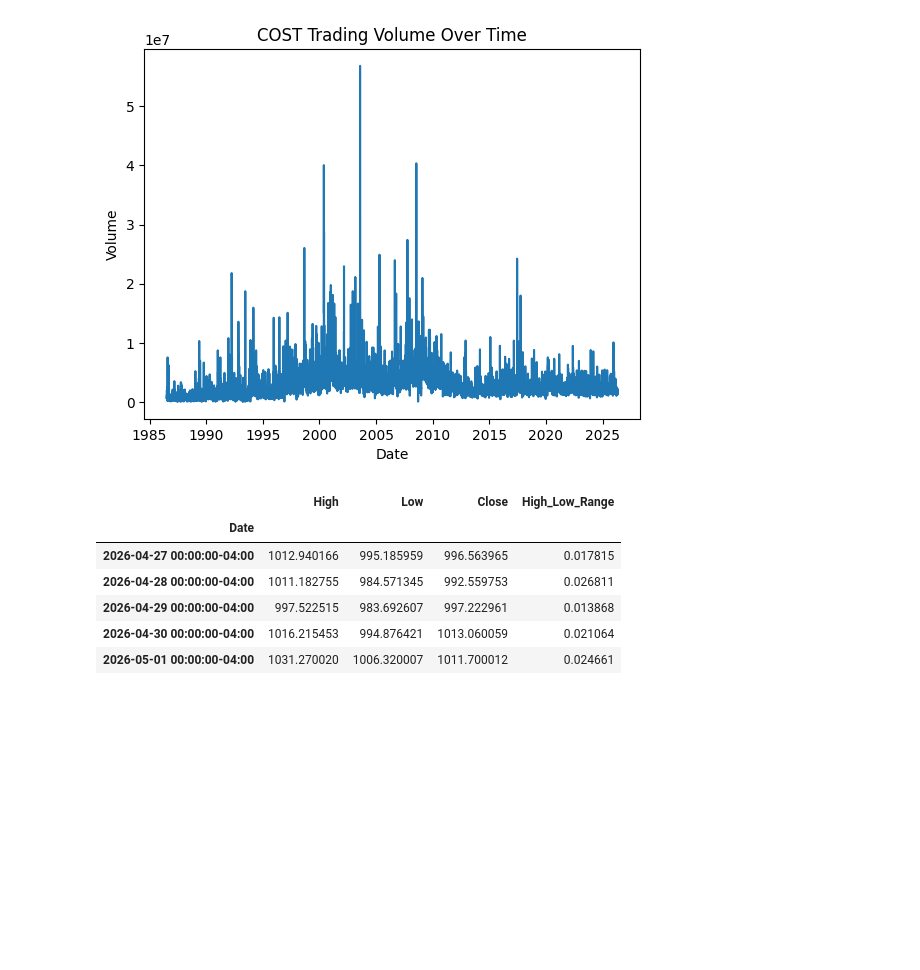
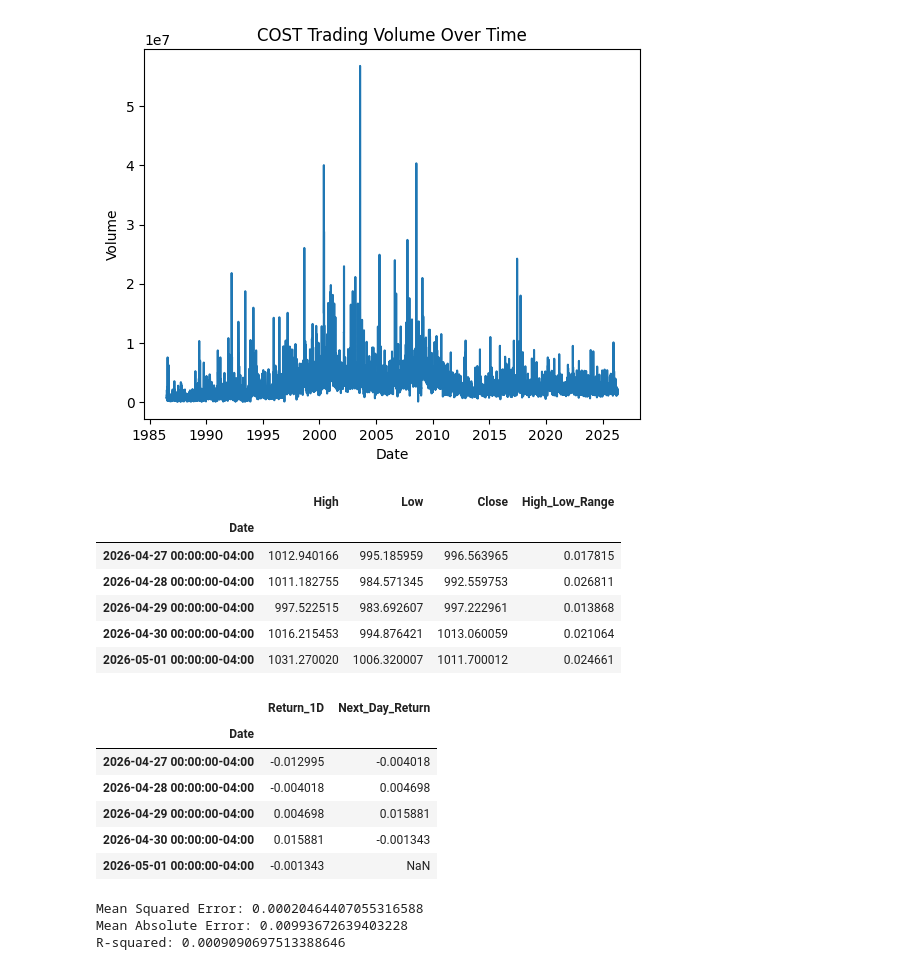
Before and after one commit to taneeshadaga/predict-cost, a Jupyter notebook: cost_stock_prediction.ipynb, the cells around one changed output. Drawn from its saved outputs; the diff is of its cells as text; code cells hidden in the pictures; blank space fills up the shorter version.

Commit message:
COST next day stock price prediction and direction

```diff
--- a/cost_stock_prediction.ipynb
+++ b/cost_stock_prediction.ipynb
@@ -128,3 +128,15 @@ cost_data[["High", "Low", "Close", "High_Low_Range"]].tail()
 | 2026-04-29 00:00:00-04:00 | 997.522515 | 983.692607 | 997.222961 | 0.013868 |
 | 2026-04-30 00:00:00-04:00 | 1016.215453 | 994.876421 | 1013.060059 | 0.021064 |
 | 2026-05-01 00:00:00-04:00 | 1031.270020 | 1006.320007 | 1011.700012 | 0.024661 |
+# %%
+# Next Day Return
+cost_data["Next_Day_Return"] = cost_data["Return_1D"].shift(-1)
+cost_data[["Return_1D", "Next_Day_Return"]].tail()
+# %% [output]
+|  | Return_1D | Next_Day_Return |
+| Date |  |  |
+| 2026-04-27 00:00:00-04:00 | -0.012995 | -0.004018 |
+| 2026-04-28 00:00:00-04:00 | -0.004018 | 0.004698 |
+| 2026-04-29 00:00:00-04:00 | 0.004698 | 0.015881 |
+| 2026-04-30 00:00:00-04:00 | 0.015881 | -0.001343 |
+| 2026-05-01 00:00:00-04:00 | -0.001343 | NaN |
@@ -130,0 +198,13 @@ cost_data[["High", "Low", "Close", "High_Low_Range"]].tail()
+# %%
+# Evaluating Model Performance
+mse = mean_squared_error(y_test, predictions)
+mae = mean_absolute_error(y_test, predictions)
+r2 = r2_score(y_test, predictions)
+
+print("Mean Squared Error:", mse)
+print("Mean Absolute Error:", mae)
+print("R-squared:", r2)
+# %% [output]
+Mean Squared Error: 0.00020464407055316588
+Mean Absolute Error: 0.00993672639403228
+R-squared: 0.0009090697513388646
```
Also changed, not shown: parts of 7 cells of this notebook.
